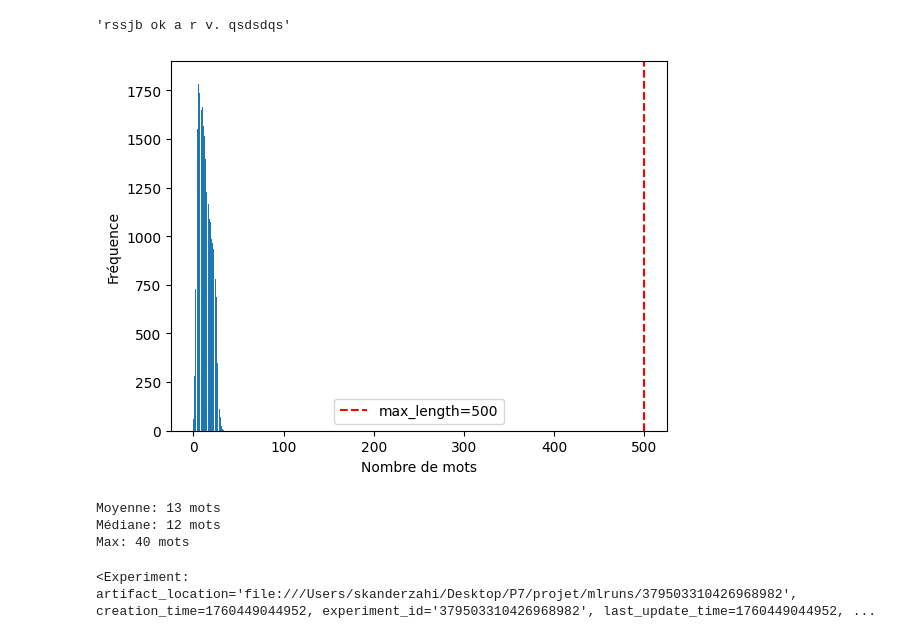
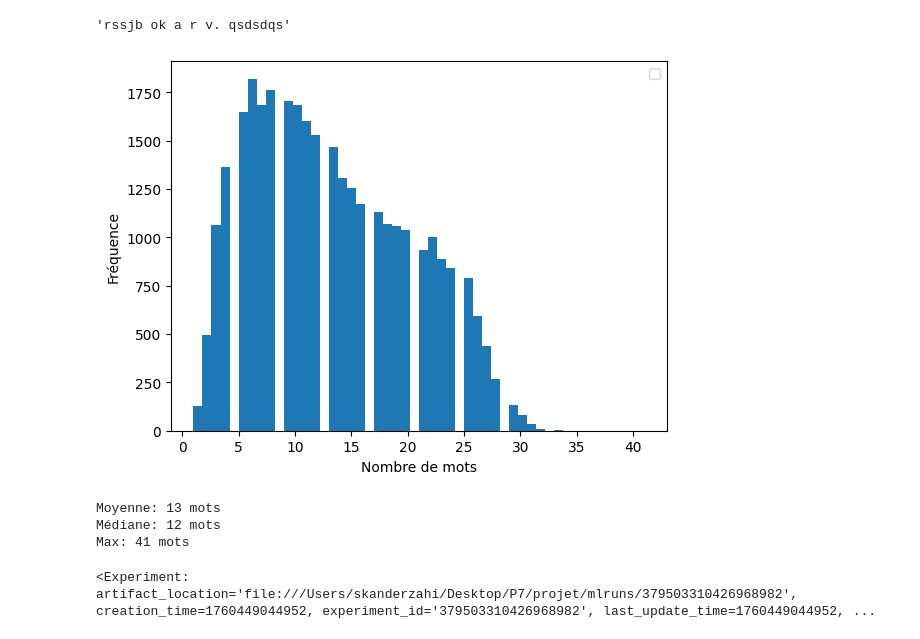
Before and after one commit to Skanderza/OC_Projet_7, a Jupyter notebook: notebook/p7_DL_simple.ipynb, the cells around one changed output. Saved outputs shown, nothing was run; the diff lists cells and outputs as text; code cells hidden in the pictures.

```diff
--- a/notebook/p7_DL_simple.ipynb
+++ b/notebook/p7_DL_simple.ipynb
@@ -62,3 +55,8 @@ df_train.shape, df_val.shape, df_test.shape
 # df_train.to_csv("train_50K.csv", index=False)
 # df_val.to_csv("val_50K.csv", index=False)
 # df_test.to_csv("test_50K.csv", index=False)
+# %%
+df_train = pd.read_csv("../dataset/train_50K.csv")
+df_val = pd.read_csv("../dataset/val_50K.csv")
+df_test = pd.read_csv("../dataset/test_50K.csv")
+df_train.shape, df_val.shape, df_test.shape
@@ -90,22 +90,21 @@ df_val["text"] = df_val["text"].apply(soft_preprocess)
 # %%
 lengths = [len(text.split()) for text in df_train["text"]]
 import matplotlib.pyplot as plt
 
 plt.hist(lengths, bins=50)
-plt.axvline(x=500, color="r", linestyle="--", label="max_length=500")
 plt.xlabel("Nombre de mots")
 plt.ylabel("Fréquence")
 plt.legend()
 plt.show()
 
 print(f"Moyenne: {np.mean(lengths):.0f} mots")
 print(f"Médiane: {np.median(lengths):.0f} mots")
 print(f"Max: {np.max(lengths)} mots")
 # %% [output]
-[figure, old version]
+[figure, new version]
 Moyenne: 13 mots
 Médiane: 12 mots
-Max: 40 mots
+Max: 41 mots
 # %%
 # # Voir tous les optimiseurs disponibles
 # from tensorflow.keras import optimizers
```
Also changed, not shown: parts of 6 cells of this notebook.
